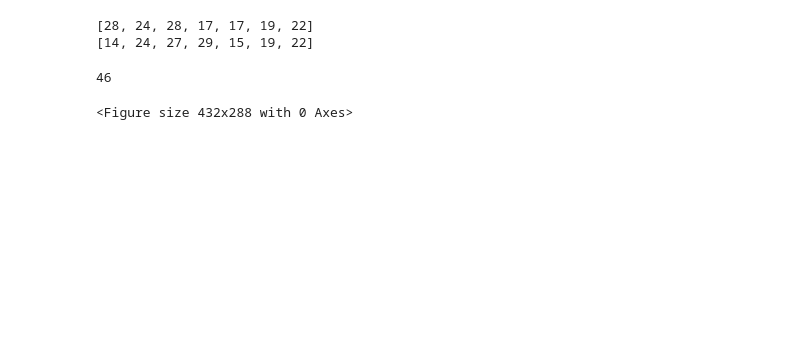
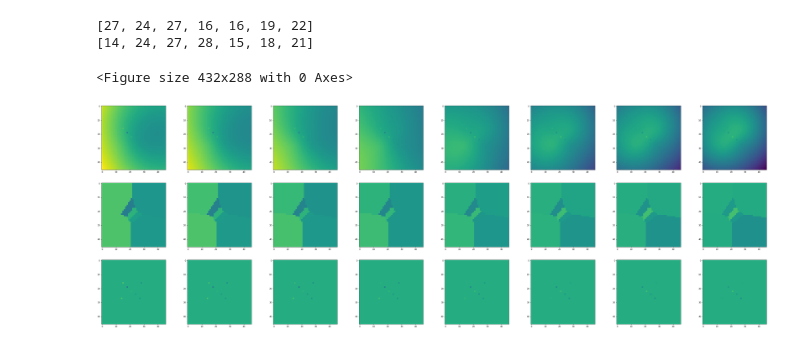
Before and after one commit to ska-telescope/ska-sdp-screen-fitting, a Jupyter notebook: scripts/analyize_screens.ipynb, the cells around one changed output. Cells and saved outputs as stored; diff of their text form; code cells hidden in the pictures; blank space fills up the shorter version.

```diff
--- a/scripts/analyize_screens.ipynb
+++ b/scripts/analyize_screens.ipynb
@@ -17,8 +17,8 @@ f = h5py.File('solutions_fullsize.h5', 'r')
 # The outputs of the two different algorithms are loaded below as
 # "kl_cube" and "voronoi_cube"
 # the cube dimensions are = ["time", "freqs", "antennas", "pol", "x_coord", "y_coord"]
-kl_cube=fits.open('../resources/kl_0.fits')[0]
-voronoi_cube=fits.open('../resources/tessellated_0.fits')[0]
+kl_cube=fits.open('bigger_screen/kl_0.fits')[0]
+voronoi_cube=fits.open('bigger_screen/tessellated_0.fits')[0]
 # %%
 # STEP 2
 # Convert the coordinates of the patches in the skymodel to
@@ -55,14 +55,14 @@ for ra_vert, dec_vert in zip(RA, DEC):
         (w.wcs_world2pix(ra_dec, 0)[0][ra_ind],
          w.wcs_world2pix(ra_dec, 0)[0][dec_ind])
     )
-    coord_patch_x.append(int(np.round(w.wcs_world2pix(ra_dec, 0)[0][dec_ind])))
-    coord_patch_y.append(int(np.round(w.wcs_world2pix(ra_dec, 0)[0][ra_ind])))
+    coord_patch_x.append(int(np.floor(w.wcs_world2pix(ra_dec, 0)[0][dec_ind])))
+    coord_patch_y.append(int(np.floor(w.wcs_world2pix(ra_dec, 0)[0][ra_ind])))
 
 print(coord_patch_x)
 print(coord_patch_y)
 # %% [output]
-[28, 24, 28, 17, 17, 19, 22]
-[14, 24, 27, 29, 15, 19, 22]
+[27, 24, 27, 16, 16, 19, 22]
+[14, 24, 27, 28, 15, 18, 21]
 # %%
 # STEP 3
 # Select only points inside the screen
@@ -73,13 +73,13 @@ patch_idx = np.array([0,1,2,3,4,5,6])
 # STEP 4
 # Read amplitude and phase from solution.h5, and subtract reference phase
 
-ampl = f['sol000/amplitude000/val'] # [1, 50, 62, 7, 2]
-phase = f['sol000/phase000/val'] # [3,50,62,7]
+ampl = f['sol000/amplitude000/val'] # [1, 9, 3, 7, 2]
+phase = f['sol000/phase000/val'] # [3, 9, 3 ,7]
 
-ntime = 3
-nfreq = 50
-nantennas = 62
-nsources = 7
+ntime = phase.shape[0]
+nfreq = phase.shape[1]
+nantennas = phase.shape[2]
+nsources = phase.shape[3]
 
 phase_corrected = np.zeros((ntime, nfreq, nantennas, nsources))
 for i in range(ntime):
@@ -95,7 +95,6 @@ for i in range(ntime):
 # get the number of pixels in the image
 im_size = kl_cube.data.shape[4]
 npol = 4
-print(im_size)
 
 grid_kl=np.zeros((ntime, nfreq, nantennas, npol, im_size, im_size))
 grid_voronoi=np.zeros((ntime, nfreq, nantennas, npol, im_size, im_size))
@@ -114,9 +113,7 @@ for t in range(ntime):
         grid_voronoi[t, :, :, 1, coord_patch_x[patch_idx[i]], coord_patch_y[patch_idx[i]]] = np.sin(phase_corrected[t,:,:, patch_idx[i]])
         grid_voronoi[t, :, :, 3, coord_patch_x[patch_idx[i]], coord_patch_y[patch_idx[i]]] = np.sin(phase_corrected[t,:,:, patch_idx[i]])
 
-        patch_mask[coord_patch_x[i], coord_patch_y[i]] = True;
+        patch_mask[coord_patch_x[patch_idx[i]], coord_patch_y[patch_idx[i]]] = True;
-# %% [output]
-46
 # %%
 # STEP 3
 # Make plots
@@ -124,36 +121,37 @@ for t in range(ntime):
 # Select the indexes to plot
 polarization_idx = 1;
 time = 0; # there are 3 time slots
-antenna = 3;
-freq_offset = 30
+antenna = 1;
+freq_offset = 0
 
 n_subplots = 8
 
 kl_min = np.min(kl_cube.data[time,freq_offset:freq_offset+n_subplots,antenna,polarization_idx,:,:])
 kl_max = np.max(kl_cube.data[time,freq_offset:freq_offset+n_subplots,antenna,polarization_idx,:,:])
 vor_min = np.min(voronoi_cube.data[time,freq_offset:freq_offset+n_subplots,antenna,polarization_idx,:,:])
 vor_max = np.max(voronoi_cube.data[time,freq_offset:freq_offset+n_subplots,antenna,polarization_idx,:,:])
 grid_min = np.min(grid_kl[time,freq_offset:freq_offset+n_subplots,antenna,polarization_idx,:,:])
 grid_max = np.max(grid_kl[time,freq_offset:freq_offset+n_subplots,antenna,polarization_idx,:,:])
 colormap_min_val = np.min(np.array([kl_min, vor_min, grid_min]))
 colormap_max_val = np.max(np.array([kl_max,vor_max, grid_max]))
 
 
 plt.figure()
 fig, axarr = plt.subplots(3,n_subplots)
 fig.set_size_inches(60, 20)
 
 for i in range(n_subplots):
     kl_screen = kl_cube.data[time,i+freq_offset,antenna,polarization_idx,:,:]
     voronoi_screen = voronoi_cube.data[time,i+freq_offset,antenna,polarization_idx,:,:]
     ref_screen_kl = grid_kl[time,i+freq_offset,antenna,polarization_idx,:,:]
     ref_screen_voronoi = grid_voronoi[time,i+freq_offset,antenna,polarization_idx,:,:]
 
     kl_screen_with_ref = kl_screen* (~patch_mask) + ref_screen_kl * patch_mask
     voronoi_screen_with_ref = voronoi_screen* (~patch_mask) + ref_screen_voronoi * patch_mask
 
     axarr[0,i].imshow(kl_screen_with_ref, vmin=colormap_min_val, vmax=colormap_max_val) # clim
     axarr[1,i].imshow(voronoi_screen_with_ref, vmin=colormap_min_val, vmax=colormap_max_val)
     axarr[2,i].imshow(ref_screen_kl, vmin=colormap_min_val, vmax=colormap_max_val)
 # %% [output]
 <Figure size 432x288 with 0 Axes>
+[figure, added]
```
Also changed, not shown: 2 other files.
